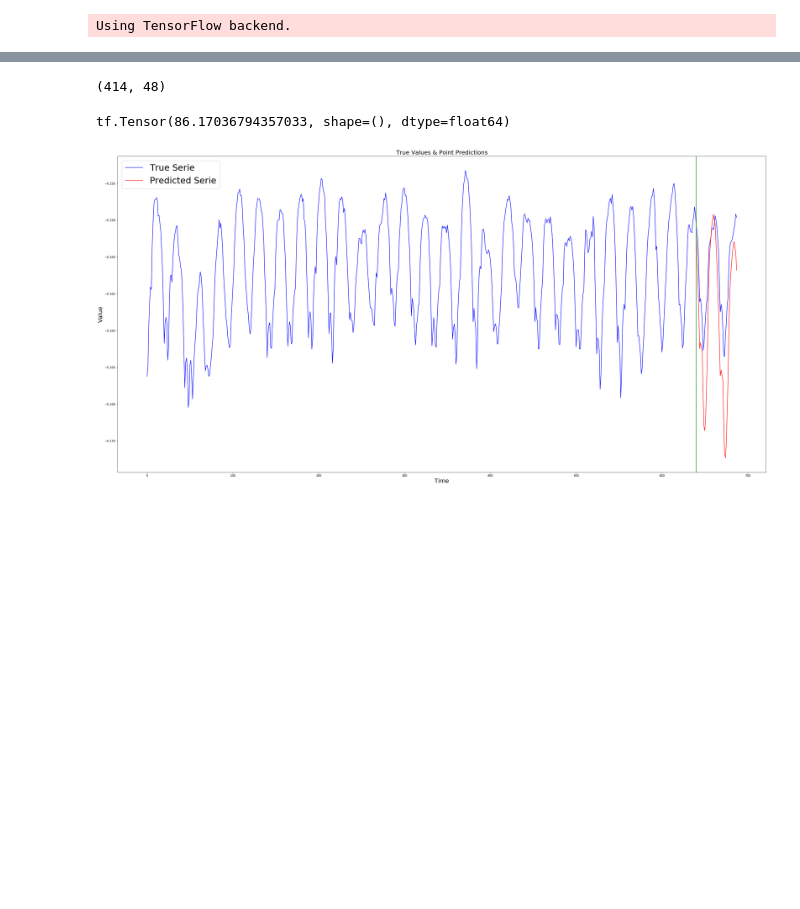
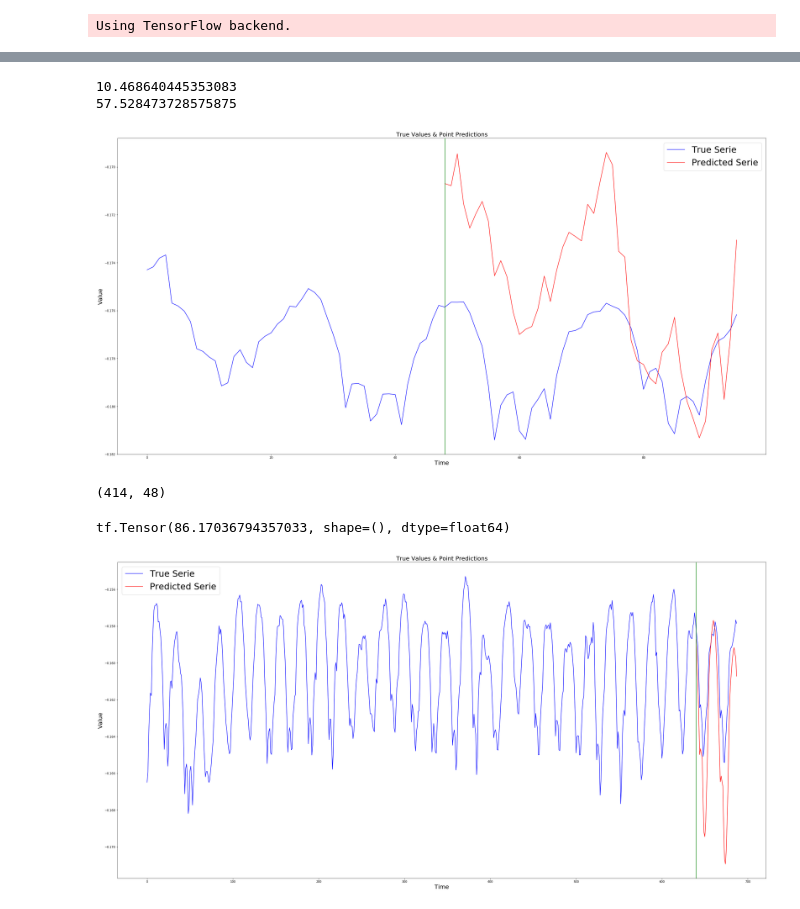
Before and after one commit to yamen23ali/m4-lstm, a Jupyter notebook: notebooks/Point_predection_mae.ipynb, the cells around one changed output, grey strips where cells are left out. Drawn from its saved outputs; the diff is of its cells as text; code cells hidden in the pictures; blank space fills up the shorter version.

```diff
--- a/notebooks/Point_predection_mae.ipynb
+++ b/notebooks/Point_predection_mae.ipynb
@@ -66,0 +68,9 @@ Epoch 20/20
+# %%
+training_data_generator = M4Generator(train_x, train_y, BATCH_SIZE, dim = 1)
+test_data_generator = M4Generator(test_x, test_y, BATCH_SIZE, dim = 1)
+validation_data_generator = M4Generator(validate_x, validate_y, BATCH_SIZE, dim = 1)
+
+diff_model = M4Model(hidden_layer_size=HIDDEN_LAYER_SIZE, batch_size=BATCH_SIZE, lookback=LOOKBACK,
+        horizon=HORIZON, learning_rate=0.001, loss = LOSS, dropout_ratio = 0.3)
+
+diff_model.train(training_data_generator, test_data_generator, epochs=EPOCHS)
@@ -106,3 +161,48 @@ plot_serie_and_prediction(test_x, test_y, predictedY, serie_indx=IDX)
+# %%
+from src.evaluation import reshape_data_in_batches
+
+def evaluate_combined_model(data_model, diff_model, X, Y, error_function):
+
+    X_data,Y_data = reshape_data_in_batches(X[:,:,0], Y[:,:,0], model.batch_size)
+    X_diff,Y_diff = reshape_data_in_batches(X[:,:,1], Y[:,:,1], model.batch_size)
+
+    errors = []
+
+    for x_data_batch, y_data_batch, x_diff_batch, y_diff_batch in zip(X_data, Y_data, X_diff, Y_diff):
+        predictedData = data_model.predict(x_data_batch)
+        predictedDiff = diff_model.predict(x_diff_batch)
+        combinedPred = predictedData + predictedDiff
+        combinedPred = combinedPred[:,:-1]
+        combinedPred = np.hstack((predictedData[:,0][:,np.newaxis], combinedPred))
+        final_pred = (predictedData + combinedPred)/2
+
+        errors.append(error_function(y_data_batch[:,:,0], final_pred))
+
+    return np.mean(errors)
+
+train_error = evaluate_combined_model(data_model, diff_model, train_x, train_y, smapetf)
+print(train_error)
+
+test_error = evaluate_combined_model(data_model, diff_model, test_x, test_y, smapetf)
+print(test_error)
+# %% [output]
+10.468640445353083
+57.528473728575875
+# %%
+IDX = 9
+predictedData = data_model.predict(validate_x[:BATCH_SIZE,:,0].reshape(BATCH_SIZE, LOOKBACK, 1))
+predictedDiff = diff_model.predict(validate_x[:BATCH_SIZE,:,1].reshape(BATCH_SIZE, LOOKBACK, 1))
+
+combinedPred = predictedData + predictedDiff
+
+combinedPred = combinedPred[:,:-1]
+combinedPred = np.hstack((predictedData[:,0][:,np.newaxis], combinedPred))
+
+final_pred = (predictedData + combinedPred)/2
+
+plot_serie_and_prediction(validate_x[:,:,0], validate_y[:,:,0], final_pred, serie_indx=IDX)
+# %% [output]
+[figure, added]
 # %%
 from utils import exponential_smoothing
 
```
Also changed, not shown: parts of 7 cells of this notebook, 5 other files.
